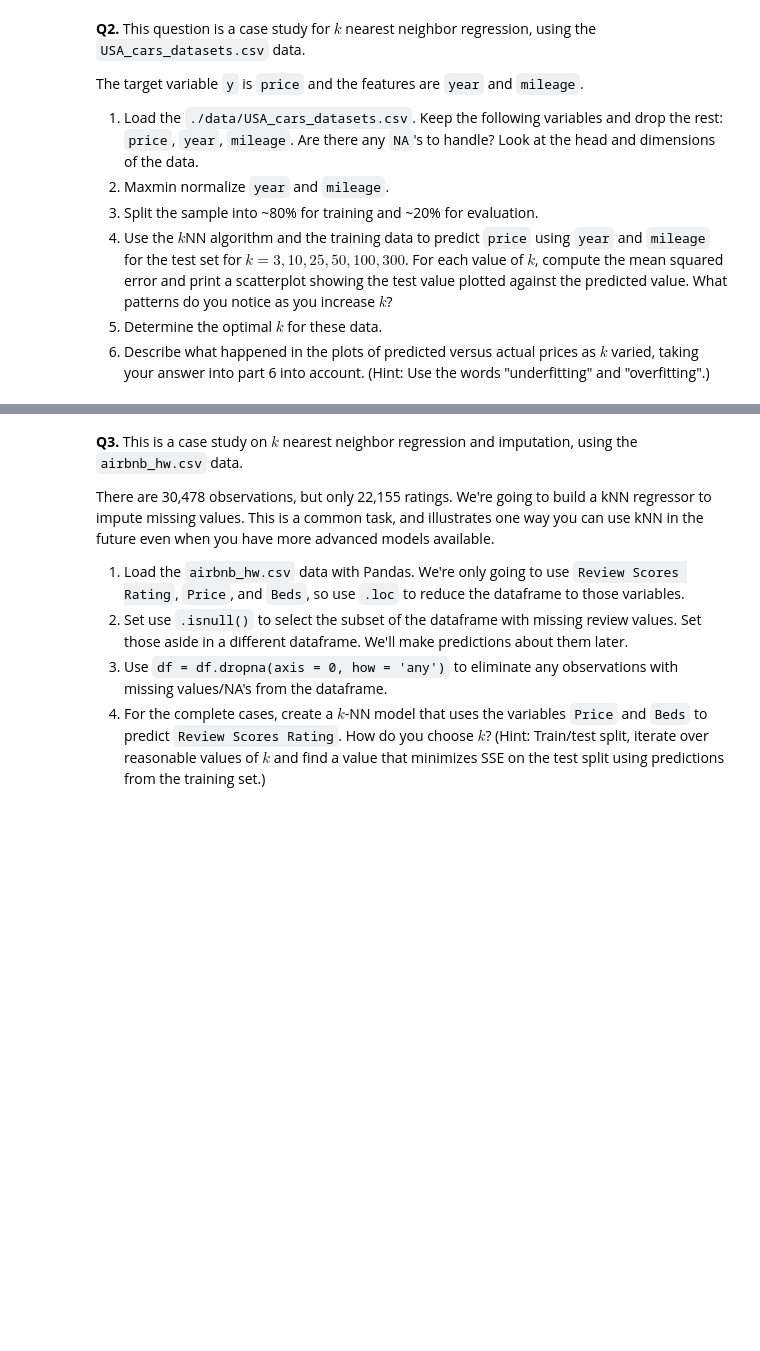
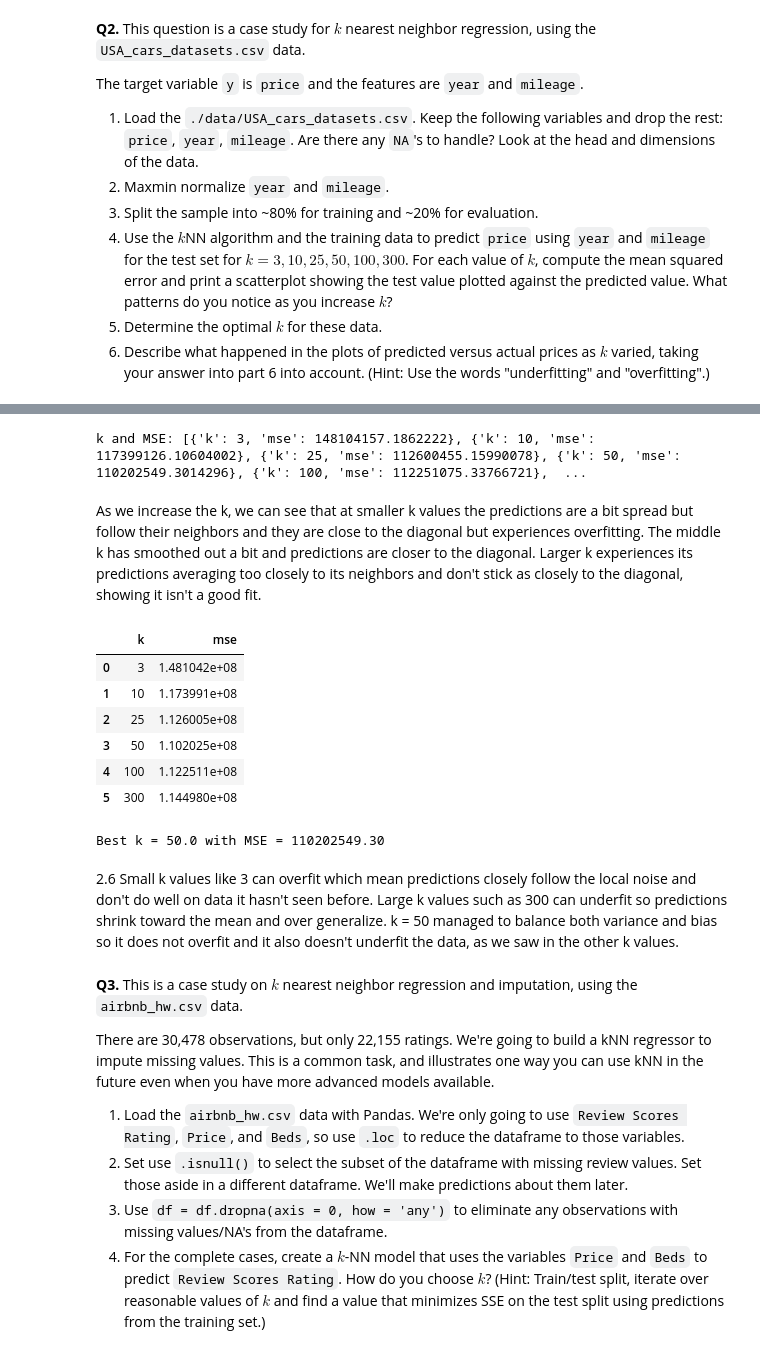
Before and after one commit to emilyzyzhou/knn_assignment, a Jupyter notebook: assignment_knn.ipynb, the cells around one changed output, grey strips where cells are left out. Drawn from its saved outputs; the diff is of its cells as text; code cells hidden in the pictures; blank space fills up the shorter version.

```diff
--- a/assignment_knn.ipynb
+++ b/assignment_knn.ipynb
@@ -34,3 +125,31 @@ The target variable `y` is `price` and the features are `year` and `mileage`.
+# %%
+print("k and MSE:", results)
+# %% [output]
+k and MSE: [{'k': 3, 'mse': 148104157.1862222}, {'k': 10, 'mse': 117399126.10604002}, {'k': 25, 'mse': 112600455.15990078}, {'k': 50, 'mse': 110202549.3014296}, {'k': 100, 'mse': 112251075.33766721},  ...
+# %% [markdown]
+As we increase the k, we can see that at smaller k values the predictions are a bit spread but follow their neighbors and they are close to the diagonal but experiences overfitting. The middle k has smoothed out a bit and predictions are closer to the diagonal. Larger k experiences its predictions averaging too closely to its neighbors and don't stick as closely to the diagonal, showing it isn't a good fit.
+# %%
+# 2.5
+
+results_df = pd.DataFrame(results)
+display(results_df)
+
+best_k = results_df.loc[results_df['mse'].idxmin()]
+print(f"Best k = {best_k['k']} with MSE = {best_k['mse']:.2f}")
+# %% [output]
+|  | k | mse |
+| 0 | 3 | 1.481042e+08 |
+| 1 | 10 | 1.173991e+08 |
+| 2 | 25 | 1.126005e+08 |
+| 3 | 50 | 1.102025e+08 |
+| 4 | 100 | 1.122511e+08 |
+| 5 | 300 | 1.144980e+08 |
+Best k = 50.0 with MSE = 110202549.30
+# %% [markdown]
+2.6 </br></br>
+Small k values like 3 can overfit which mean predictions closely follow the local noise and don't do well on data it hasn't seen before. </br></br>
+Large k values such as 300 can underfit so predictions shrink toward the mean and over generalize. </br></br>
+k = 50 managed to balance both variance and bias so it does not overfit and it also doesn't underfit the data, as we saw in the other k values.
 # %% [markdown]
 **Q3.** This is a case study on $k$ nearest neighbor regression and imputation, using the `airbnb_hw.csv` data.
 
```
Also changed, not shown: parts of 5 cells of this notebook.
